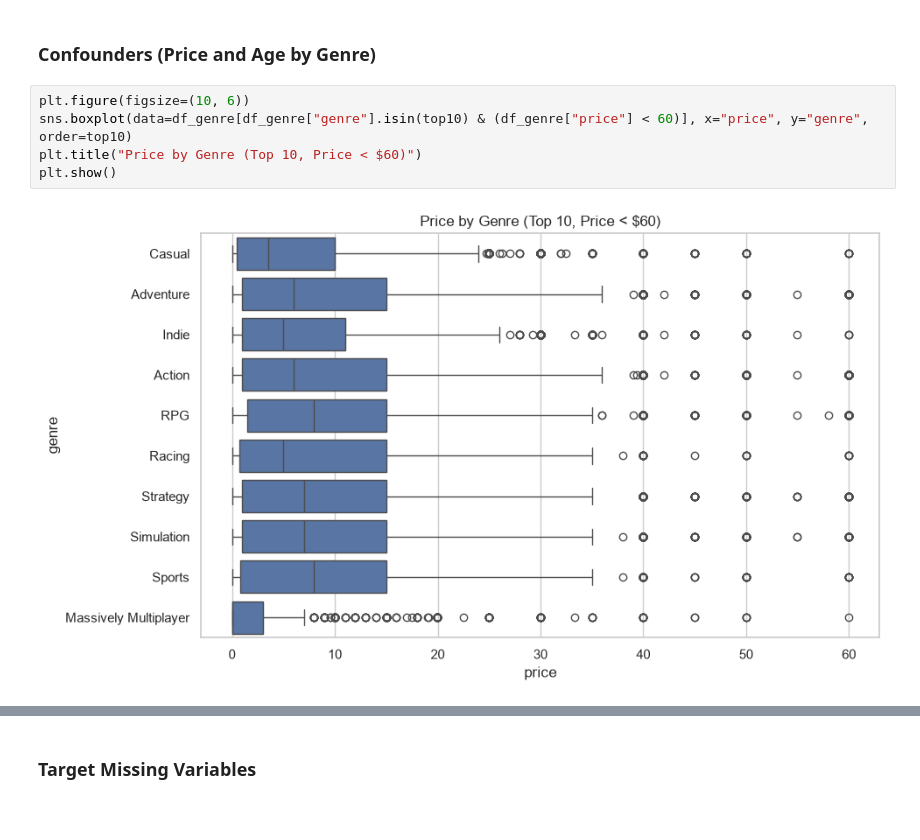
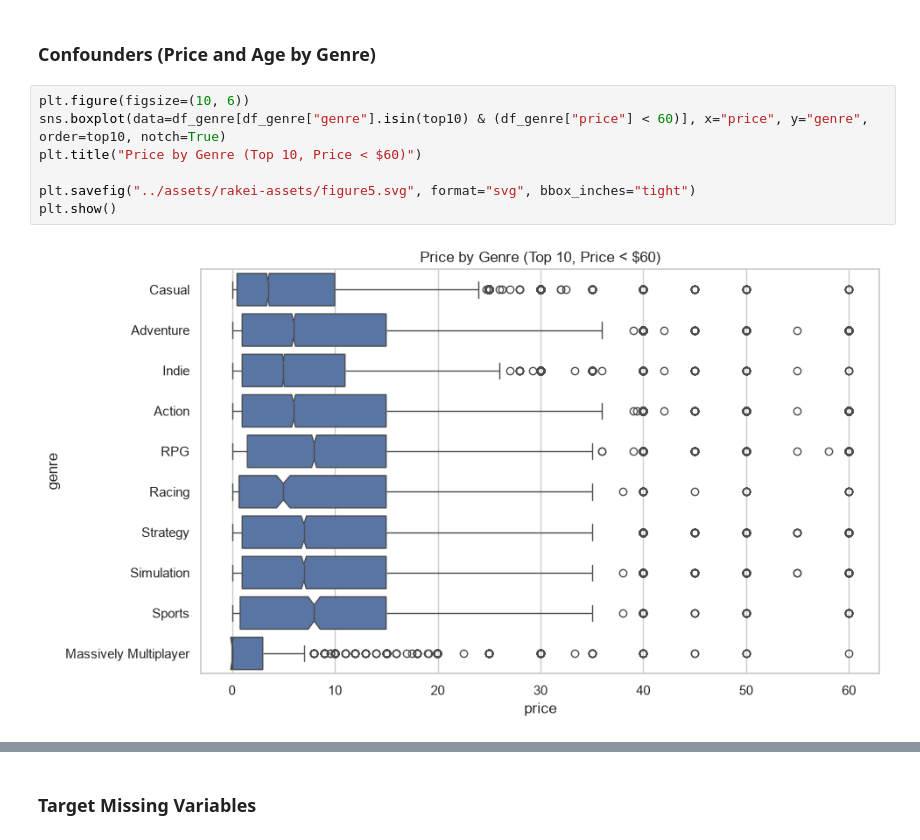
Before and after one commit to rakeikahukoti-del/DATA301-GP, a Jupyter notebook: notebooks/eda-rakei.ipynb, the cells around one changed output, grey strips where cells are left out. Drawn from its saved outputs; the diff is of its cells as text.

```diff
--- a/notebooks/eda-rakei.ipynb
+++ b/notebooks/eda-rakei.ipynb
@@ -191,11 +202,13 @@ plt.show()
 ### Confounders (Price and Age by Genre)
 # %%
 plt.figure(figsize=(10, 6))
-sns.boxplot(data=df_genre[df_genre["genre"].isin(top10) & (df_genre["price"] < 60)], x="price", y="genre", order=top10)
+sns.boxplot(data=df_genre[df_genre["genre"].isin(top10) & (df_genre["price"] < 60)], x="price", y="genre", order=top10, notch=True)
 plt.title("Price by Genre (Top 10, Price < $60)")
+
+plt.savefig("../assets/rakei-assets/figure5.svg", format="svg", bbox_inches="tight")
 plt.show()
 # %% [output]
-[figure, old version]
+[figure, new version]
 # %%
 age_by_genre = df_genre[df_genre["genre"].isin(top10)].groupby("genre")["required_age"].apply(lambda x: (x > 0).mean() * 100)
 age_by_genre.sort_values(ascending=False).round(1).map(lambda x: f"{x:.1f}%")
```
Also changed, not shown: parts of 5 cells of this notebook, 28 other files.
